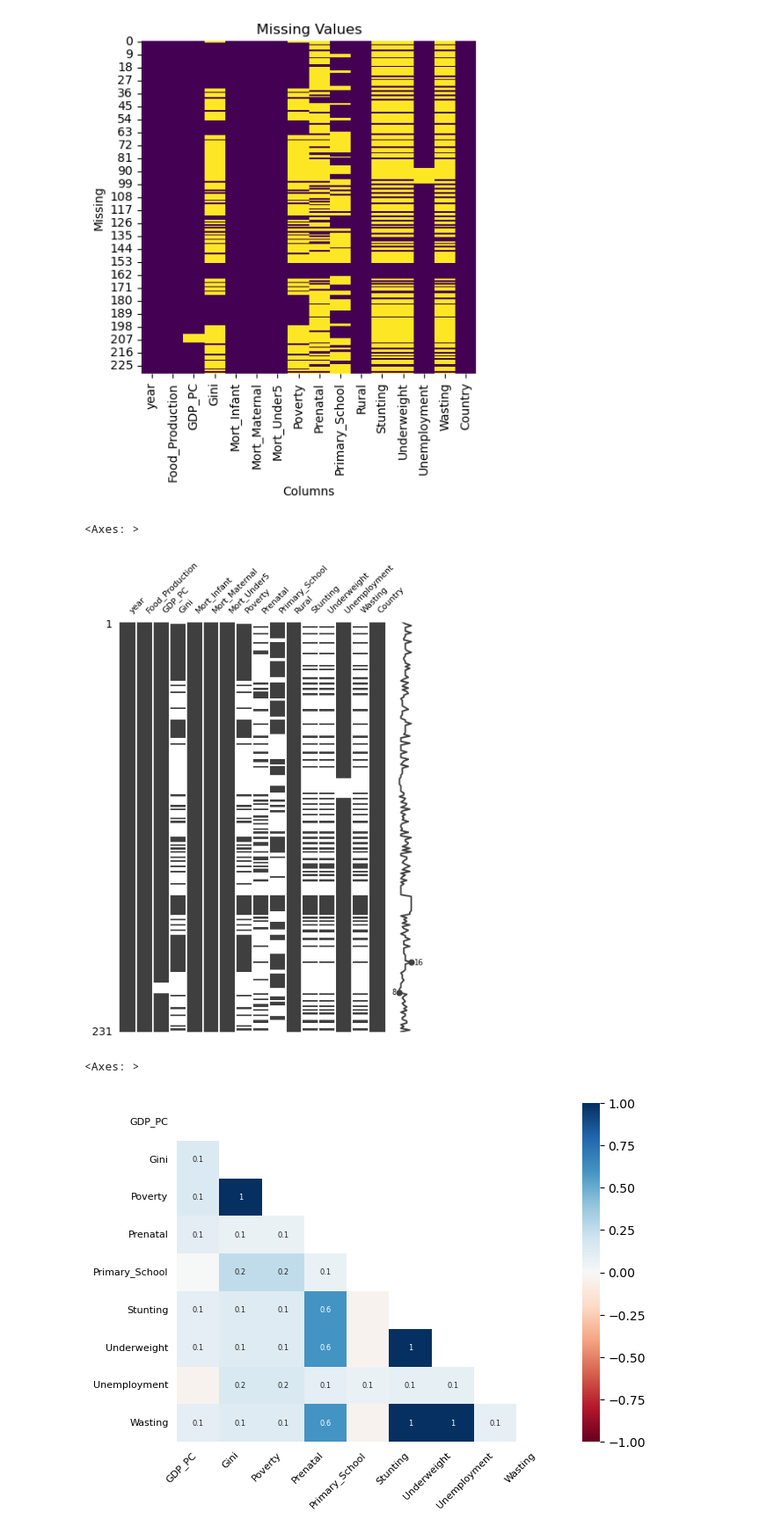
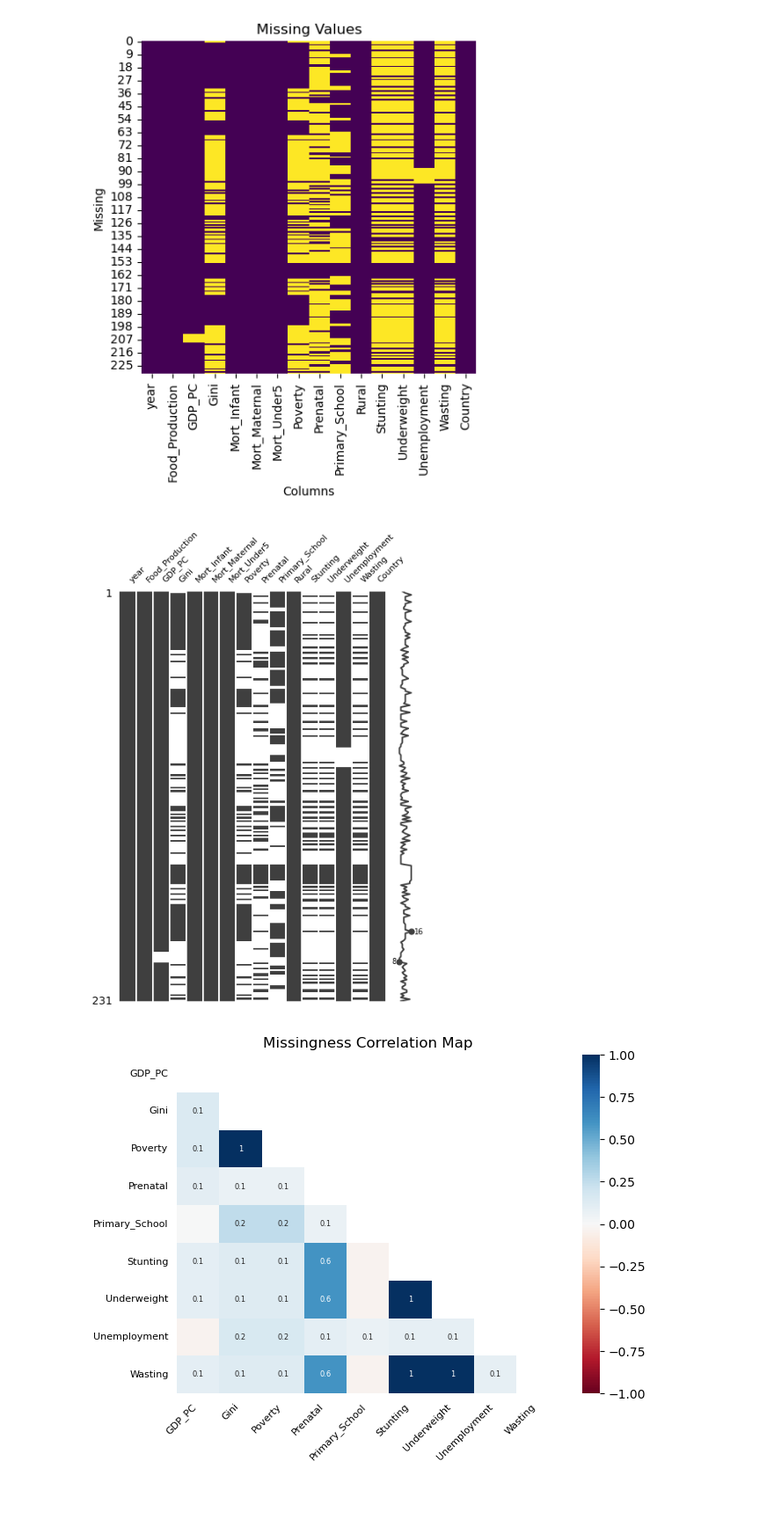
Before and after one commit to David-Bean/DBMI-Wrangling-Group-3-Project, a Jupyter notebook: Code/Missingness_Vis.ipynb, the cells around one changed output. Shown: that part at 88% size. Drawn from its saved outputs; the diff is of its cells as text; code cells hidden in the pictures; blank space fills up the shorter version.

Commit message:
Updated missingness vis notebook

```diff
--- a/Code/Missingness_Vis.ipynb
+++ b/Code/Missingness_Vis.ipynb
@@ -51,7 +55,7 @@ import numpy as np
 import seaborn as sns
 plt.rcParams["figure.figsize"] = (5,5)
 
-all_econ = pd.read_csv("all_econ_unstacked.csv")
+all_econ = pd.read_csv("../Data/all_econ_unstacked.csv")
 for i in all_econ.columns:
     all_econ[i] = all_econ[i].replace("NONE",np.nan)
 
@@ -60,23 +64,24 @@ sns.heatmap(all_econ.isna(), cbar=False, ax=ax, cmap="viridis")
 plt.title("Missing Values", fontsize=12)
 plt.xlabel("Columns", fontsize = 10)
 plt.ylabel("Missing", fontsize = 10)
+plt.savefig("../Images/MissingMap_A.png")
 plt.show()
 # %% [output]
 [figure]
 # %%
 import missingno as msno
 msno.matrix(all_econ,figsize=(5,7),fontsize=8)
+plt.savefig("../Images/MissingMap_B.png")
 # %% [output]
-<Axes: >
 [figure]
 # %%
 
 msno.heatmap(all_econ,figsize=(7,5),fontsize=8)
-
+plt.title("Missingness Correlation Map")
 # This shows the correlation between missingness. If poverty is missing, Gini will be missing as well.
+plt.savefig("../Images/MissingMap_Correlation.png")
 # %% [output]
-<Axes: >
-[figure, old version]
+[figure, new version]
 # %%
 import numpy as np
 import seaborn as sns
```
Also changed, not shown: parts of 6 cells of this notebook.
